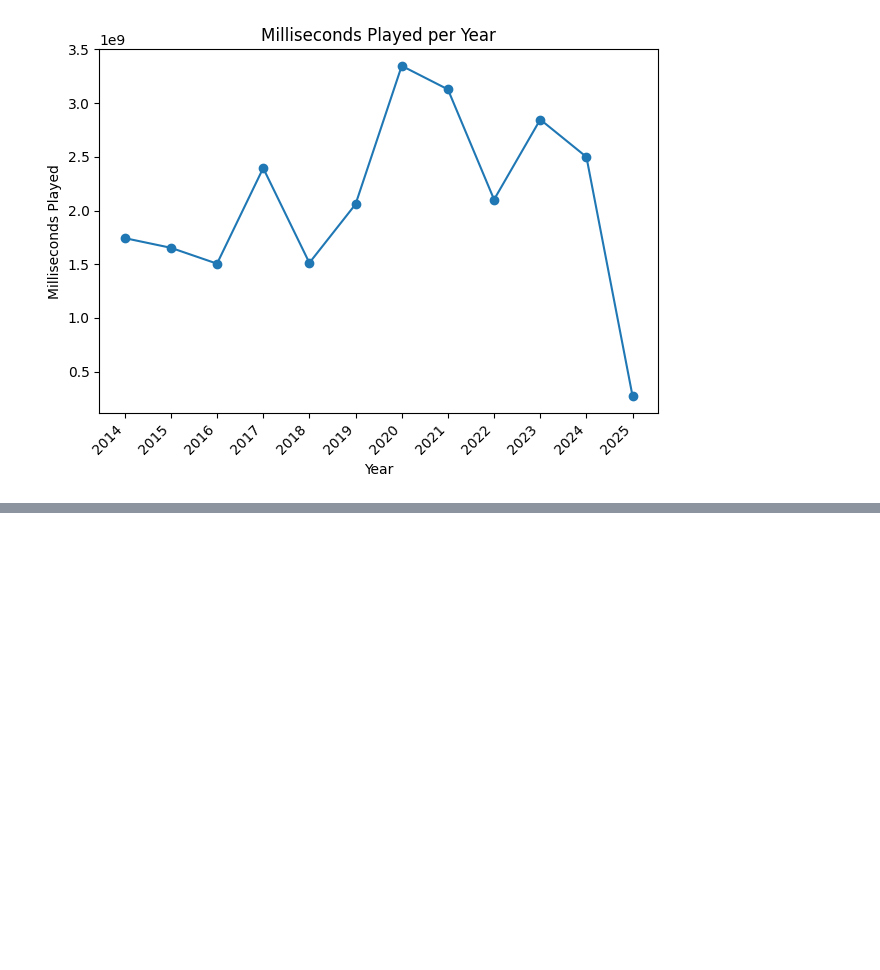
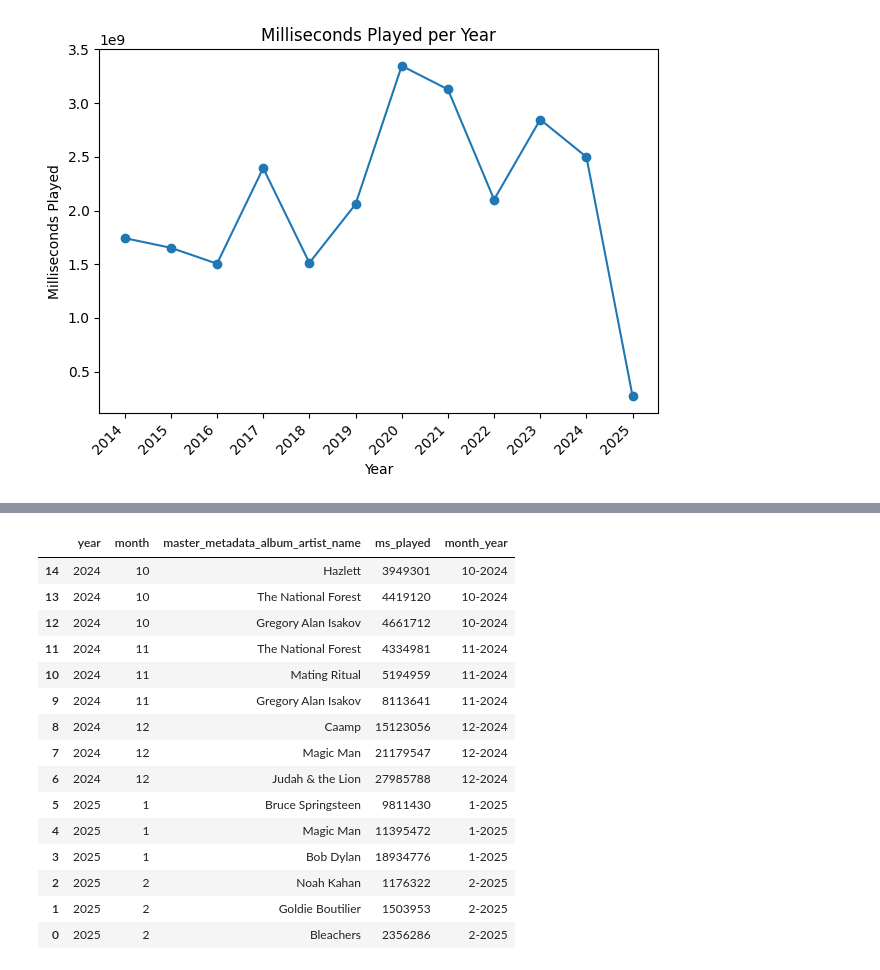
Before and after one commit to billeerds/Spotify-unWrapped, a Jupyter notebook: Code/1_initial_eda_audio.ipynb, the cells around one changed output, grey strips where cells are left out. Saved outputs shown, nothing was run; the diff lists cells and outputs as text; code cells hidden in the pictures; blank space fills up the shorter version.

```diff
--- a/Code/1_initial_eda_audio.ipynb
+++ b/Code/1_initial_eda_audio.ipynb
@@ -94,2 +99,6 @@ fig.update_layout(width=700, height=700)  # Make it wider
 
 fig.show()
+# %%
+#I'd like to know the share of who is my most listend to artist over time
+top_month_artist_df = spotify_df.groupby(["year","month","master_metadata_album_artist_name"])["ms_played"].sum().reset_index().sort_values(["year","month", "ms_played"], ascending = False)
+top_month_artist_df.head(20)
@@ -95,0 +123,28 @@ fig.show()
+# %%
+#grab the top 10 artists from each year
+top_5_df = top_month_artist_df.groupby(["year","month"]).head(3).reset_index(drop = True)
+
+#create month-year column
+top_5_df["month_year"] = top_5_df["month"].astype(str) + "-" + top_5_df["year"].astype(str)
+
+# sort the values
+top_5_df.sort_values(["year","month","ms_played"], inplace = True)
+
+top_5_df.tail(15)
+# %% [output]
+|  | year | month | master_metadata_album_artist_name | ms_played | month_year |
+| 14 | 2024 | 10 | Hazlett | 3949301 | 10-2024 |
+| 13 | 2024 | 10 | The National Forest | 4419120 | 10-2024 |
+| 12 | 2024 | 10 | Gregory Alan Isakov | 4661712 | 10-2024 |
+| 11 | 2024 | 11 | The National Forest | 4334981 | 11-2024 |
+| 10 | 2024 | 11 | Mating Ritual | 5194959 | 11-2024 |
+| 9 | 2024 | 11 | Gregory Alan Isakov | 8113641 | 11-2024 |
+| 8 | 2024 | 12 | Caamp | 15123056 | 12-2024 |
+| 7 | 2024 | 12 | Magic Man | 21179547 | 12-2024 |
+| 6 | 2024 | 12 | Judah & the Lion | 27985788 | 12-2024 |
+| 5 | 2025 | 1 | Bruce Springsteen | 9811430 | 1-2025 |
+| 4 | 2025 | 1 | Magic Man | 11395472 | 1-2025 |
+| 3 | 2025 | 1 | Bob Dylan | 18934776 | 1-2025 |
+| 2 | 2025 | 2 | Noah Kahan | 1176322 | 2-2025 |
+| 1 | 2025 | 2 | Goldie Boutilier | 1503953 | 2-2025 |
+| 0 | 2025 | 2 | Bleachers | 2356286 | 2-2025 |
```
Also changed, not shown: parts of 8 cells of this notebook.
